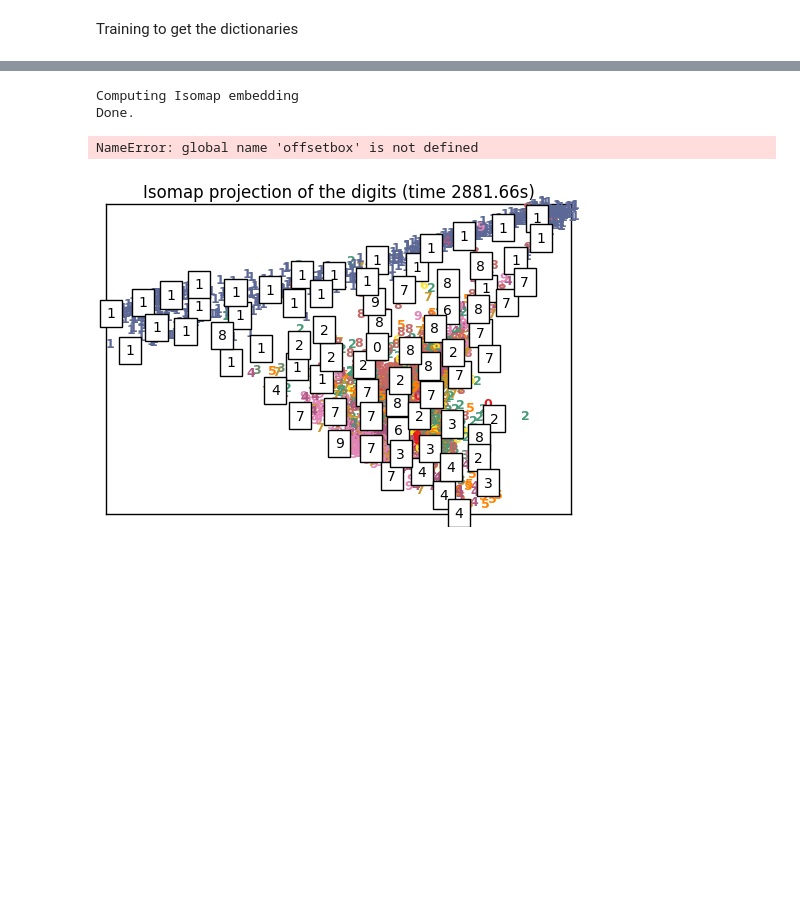
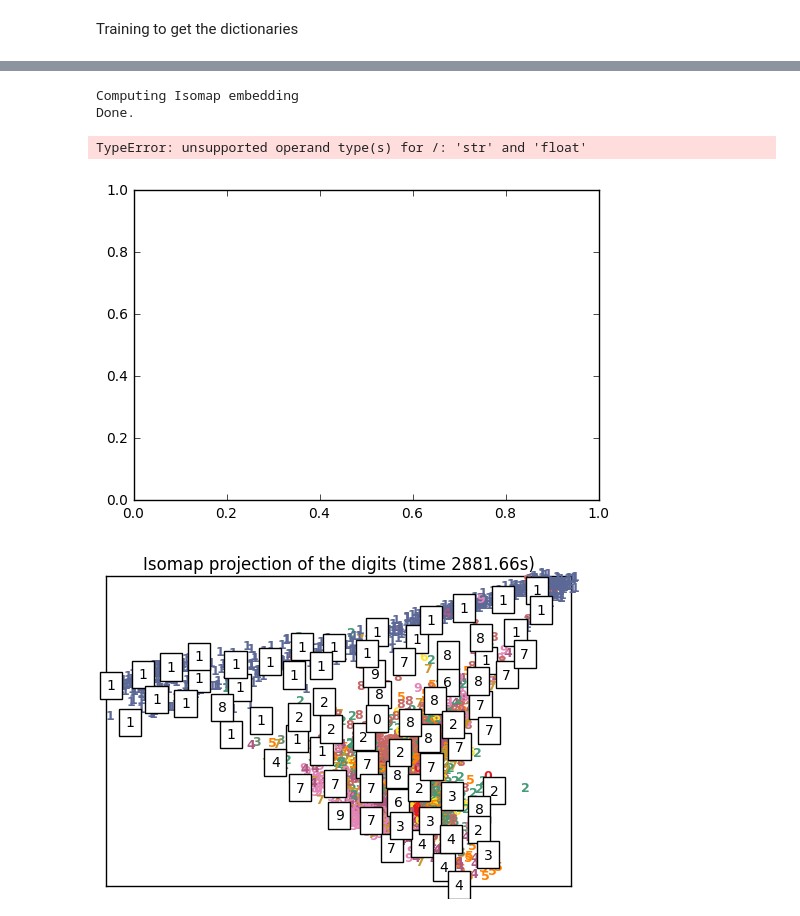
Before and after one commit to anantcs/coms4772, a Jupyter notebook: code/ManifoldLearning.ipynb, the cells around one changed output, grey strips where cells are left out. Cells and saved outputs as stored; diff of their text form; code cells hidden in the pictures; blank space fills up the shorter version.

```diff
--- a/code/ManifoldLearning.ipynb
+++ b/code/ManifoldLearning.ipynb
@@ -64,64 +64,3 @@ U.shape
-# %%
-#----------------------------------------------------------------------
-# Scale and visualize the embedding vectors
-def plot_embedding(X, title=None):
-    x_min, x_max = np.min(X, 0), np.max(X, 0)
-    X = (X - x_min) / (x_max - x_min)
-
-    plt.figure()
-    ax = plt.subplot(111)
-    for i in range(X.shape[0]):
-        plt.text(X[i, 0], X[i, 1], str(y[i]),
-                 color=plt.cm.Set1(y[i] / 10.),
-                 fontdict={'weight': 'bold', 'size': 9})
-
-    if hasattr(offsetbox, 'AnnotationBbox'):
-        # only print thumbnails with matplotlib > 1.0
-        shown_images = np.array([[1., 1.]])  # just something big
-        for i in range(X.shape[0]):
-            dist = np.sum((X[i] - shown_images) ** 2, 1)
-            if np.min(dist) < 4e-3:
-                # don't show points that are too close
-                continue
-            shown_images = np.r_[shown_images, [X[i]]]
-            imagebox = offsetbox.AnnotationBbox(
-                offsetbox.OffsetImage(y[i], cmap=plt.cm.gray_r),
-                X[i].transpose())
-            ax.add_artist(imagebox)
-    plt.xticks([]), plt.yticks([])
-    if title is not None:
-        plt.title(title)
-# %%
-from sklearn.model_selection import train_test_split
-
-n_neighbors = 10
-U_train, U_test, Uy_train, Uy_test = train_test_split(U, y, stratify=y,test_size=0.1)
-# Isomap projection of the digits dataset
-print("Computing Isomap embedding")
-t0 = time()
-X_iso = manifold.LocallyLinearEmbedding(n_neighbors, n_components=2).fit_transform(U_test)
-print("Done.")
-plot_embedding(X_iso,
-               "Isomap projection of the digits (time %.2fs)" %
-               (time() - t0))
-
-
-#----------------------------------------------------------------------
-# t-SNE embedding of the digits dataset
-print("Computing t-SNE embedding")
-tsne = manifold.TSNE(n_components=2, init='pca', random_state=0)
-t0 = time()
-X_tsne = tsne.fit_transform(X)
-
-plot_embedding(X_tsne,
-               "t-SNE embedding of the digits (time %.2fs)" %
-               (time() - t0))
-
-plt.show()
-# %% [output]
-Computing Isomap embedding
-Done.
-NameError: global name 'offsetbox' is not defined
 # %%
 from matplotlib import *
 from matplotlib.offsetbox import *
@@ -153,3 +92,21 @@ def plot_embedding(X, y, title=None):
     plt.xticks([]), plt.yticks([])
     if title is not None:
         plt.title(title)
+# %%
+from sklearn.model_selection import train_test_split
+
+n_neighbors = 10
+U_train, U_test, Uy_train, Uy_test = train_test_split(U, y, stratify=y,test_size=0.1)
+# Isomap projection of the digits dataset
+print("Computing Isomap embedding")
+t0 = time()
+X_iso = manifold.Isomap(n_neighbors, n_components=2).fit_transform(U_test)
+print("Done.")
+plot_embedding(X_iso,
+               "Isomap projection of the digits (time %.2fs)" %
+               (time() - t0))
+# %% [output]
+Computing Isomap embedding
+Done.
+TypeError: unsupported operand type(s) for /: 'str' and 'float'
+[figure, added]
```
Also changed, not shown: parts of 3 cells of this notebook, 4 other files.
